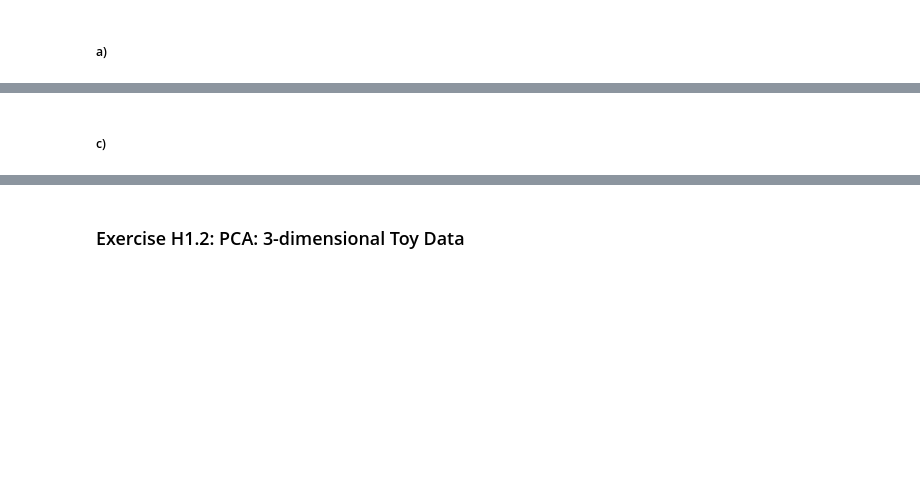
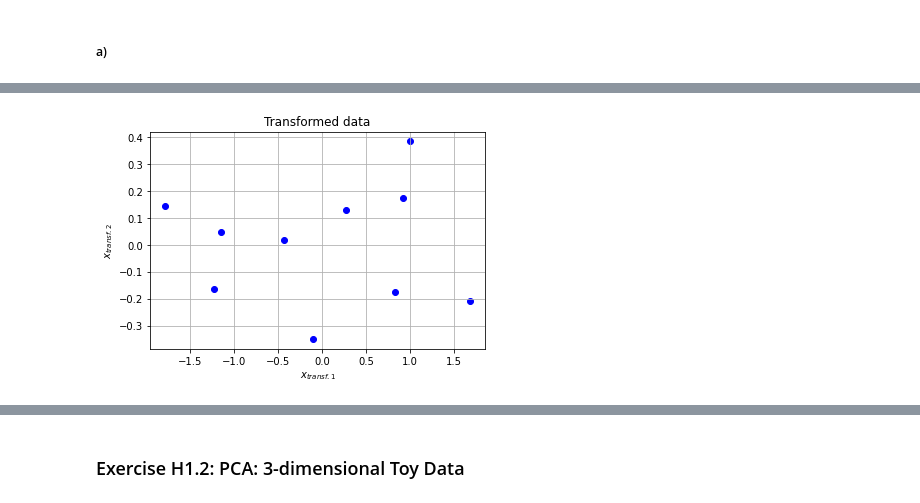
Before and after one commit to iyhabz/MI_2, a Jupyter notebook: Ue_1/sheet01_solved.ipynb, the cells around one changed output, grey strips where cells are left out. Drawn from its saved outputs; the diff is of its cells as text; code cells hidden in the pictures; blank space fills up the shorter version.

```diff
--- a/Ue_1/sheet01_solved.ipynb
+++ b/Ue_1/sheet01_solved.ipynb
@@ -44,11 +46,11 @@ sorted_index = np.argsort(eig_value)[::-1] # From highest to lowest
 eig_value_sorted = eig_value[sorted_index]
 eig_vector_sorted = eig_vector[:, sorted_index]
 
-# Transforms centered data to one with diagonal covariance
-data_transformed = np.dot(data_centered.T, eig_vector_sorted)
+# Transforms centered data to one with diagonal covariance (u = M^t x)
+data_transformed = np.dot(eig_vector_sorted.T, data_centered)
 
 # Plots
-plt.scatter(data_transformed[:,0], data_transformed[:, 1], marker = 'o', color = 'b')
+plt.scatter(data_transformed[0], data_transformed[1], marker = 'o', color = 'b')
 plt.xlabel('$x_{transf. 1}$')
 plt.ylabel('$x_{transf. 2}$')
 plt.title("Transformed data")
@@ -60,2 +60 @@ plt.show()
+[figure, added]
-# %% [markdown]
-##### c)
```
Also changed, not shown: parts of 19 cells of this notebook, 1 other file.
